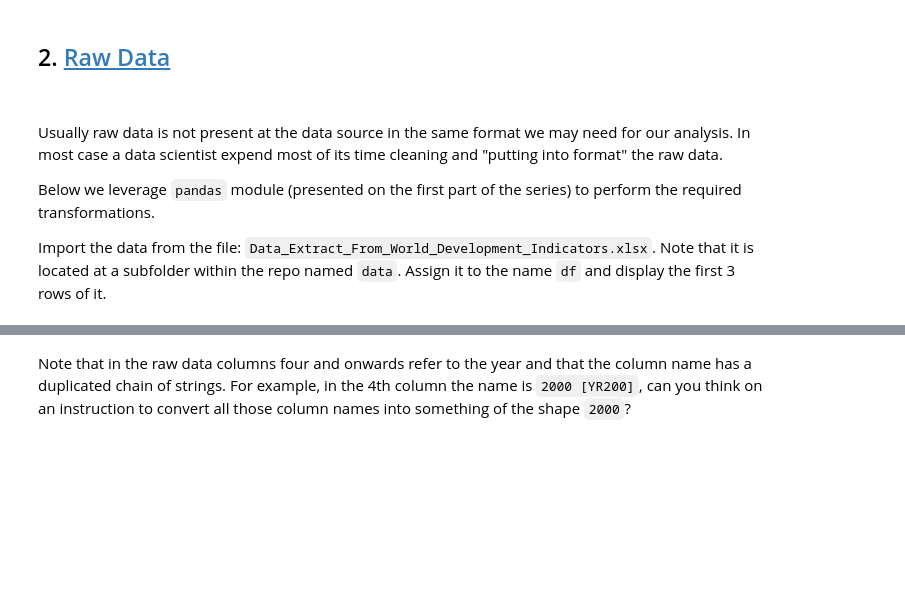
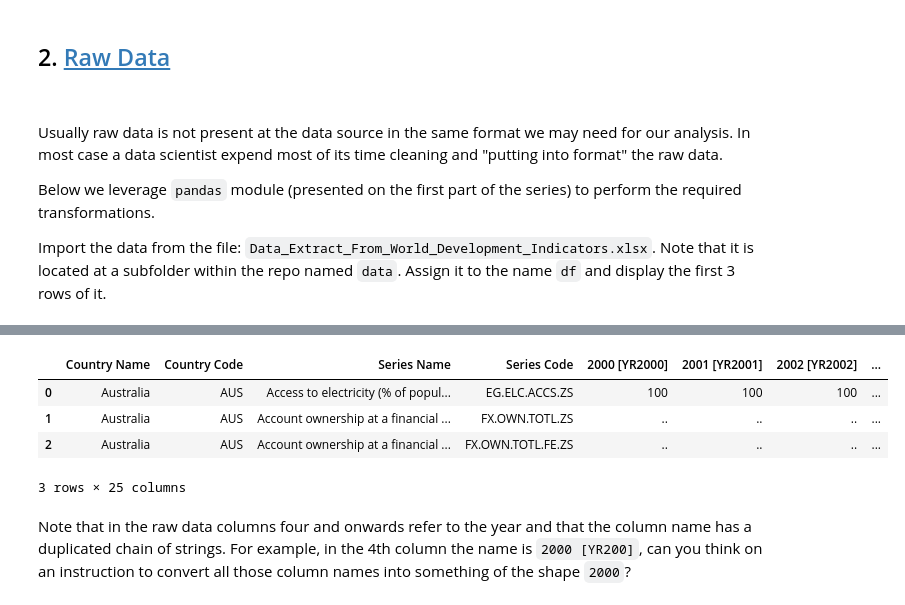
Before and after one commit to EduardoHidalgoGarcia/IntroDS, a Jupyter notebook: notebooks/IntroDSPart2.ipynb, the cells around one changed output, grey strips where cells are left out. Saved outputs shown, nothing was run; the diff lists cells and outputs as text; code cells hidden in the pictures; blank space fills up the shorter version.

```diff
--- a/notebooks/IntroDSPart2.ipynb
+++ b/notebooks/IntroDSPart2.ipynb
@@ -84,2 +77,11 @@ Import the data from the file: `Data_Extract_From_World_Development_Indicators.x
+# %%
+df = pd.read_excel("data\\Data_Extract_From_World_Development_Indicators.xlsx",index_col=False)
+df.head(3)
+# %% [output]
+|  | Country Name | Country Code | Series Name | Series Code | 2000 [YR2000] | 2001 [YR2001] | 2002 [YR2002] | ... |
+| 0 | Australia | AUS | Access to electricity (% of popul... | EG.ELC.ACCS.ZS | 100 | 100 | 100 | ... |
+| 1 | Australia | AUS | Account ownership at a financial ... | FX.OWN.TOTL.ZS | .. | .. | .. | ... |
+| 2 | Australia | AUS | Account ownership at a financial ... | FX.OWN.TOTL.FE.ZS | .. | .. | .. | ... |
+3 rows × 25 columns
 # %% [markdown]
 Note that in the raw data columns four and onwards refer to the year and that the column name has a duplicated chain of strings. For example, in the 4th column the name is `2000 [YR200]`, can you think on an instruction to convert all those column names into something of the shape `2000`?
```
Also changed, not shown: parts of 18 cells of this notebook, 3 other files.
